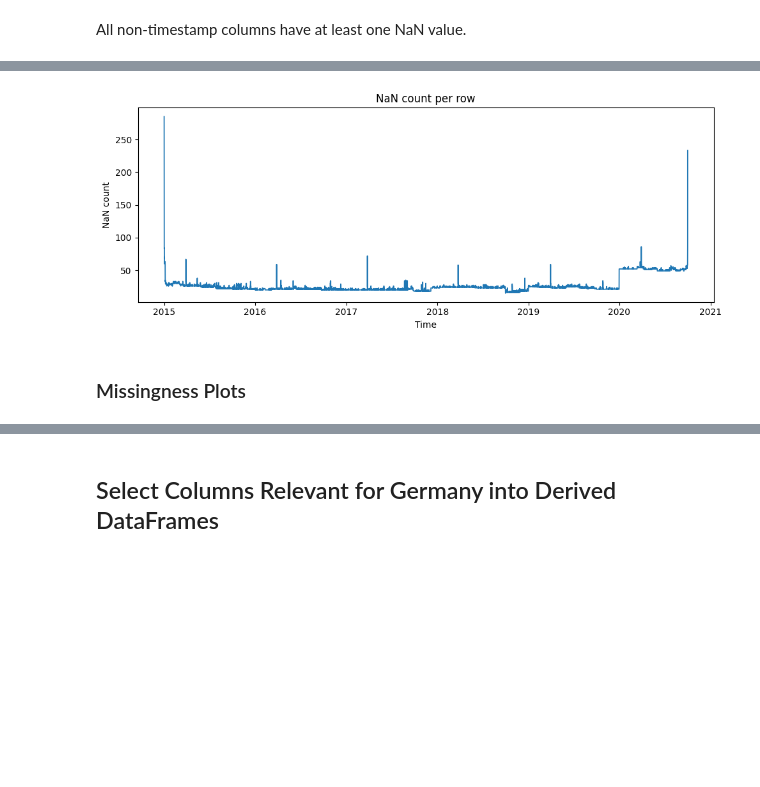
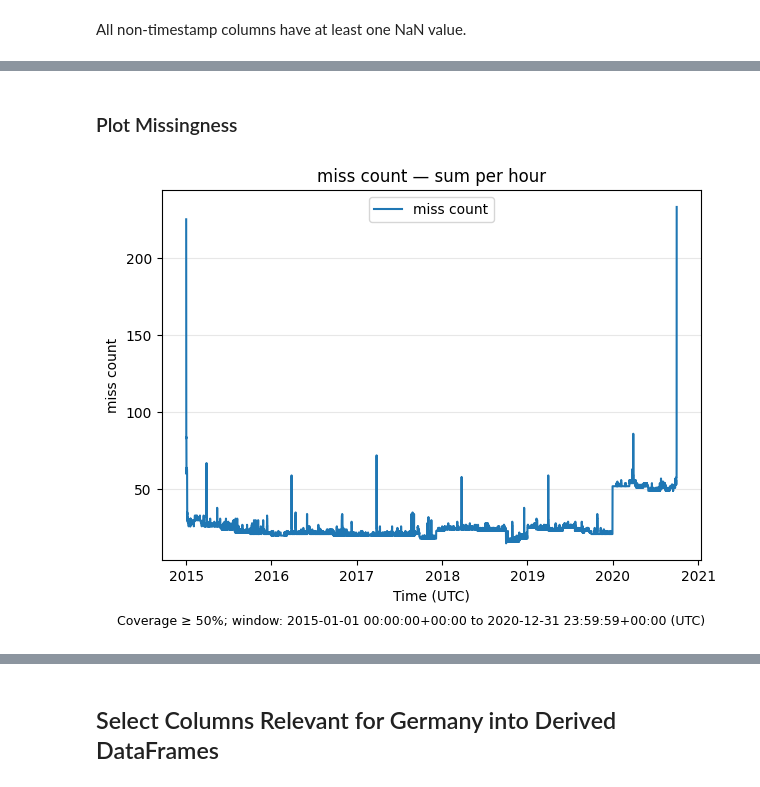
Before and after one commit to F-Skorz/electricity-demand-project, a Jupyter notebook: notebooks/01_OPSD_EDA.ipynb, the cells around one changed output, grey strips where cells are left out. Drawn from its saved outputs; the diff is of its cells as text; code cells hidden in the pictures; blank space fills up the shorter version.

```diff
--- a/notebooks/01_OPSD_EDA.ipynb
+++ b/notebooks/01_OPSD_EDA.ipynb
@@ -274,23 +249,0 @@ The trend during the first two days is a steady, almost monotone decrease. In or
-# %%
-import matplotlib.pyplot as plt
-from pathlib import Path
-import sys, importlib
-
-PROJECT_ROOT = Path.cwd().parent
-if str(PROJECT_ROOT) not in sys.path:
-    sys.path.insert(0, str(PROJECT_ROOT))
-
-from src import eda_utils
-importlib.reload(eda_utils)
-from src import plotting_utils
-importlib.reload(plotting_utils)
-
-
-
-fig, ax = plotting_utils.plot_nan_count(missingness_summary_df, time_col="utc_timestamp", use_existing_col="nan_count", title="NaN count per row")
-
-plt.show()
-# %% [output]
-[figure, removed]
-# %% [markdown]
-<h3> Missingness Plots </h3>
@@ -354,0 +250,17 @@ plt.show()
+# %% [markdown]
+<h3>Plot Missingness </h3>
+# %%
+#with warnings.catch_warnings():
+#    warnings.simplefilter("ignore", FutureWarning)
+fig, ax = plotting_utils.plot_resampled(
+      df=missingness_summary_df,
+      start_date="2015-01-01 00:00",
+          end_date="2020-12-31 23:59:59",
+          column="miss_count",
+          granularity="H",
+          time_col="utc_timestamp",
+          how="sum",
+     coverage_threshold=0.5,
+     title=None)
+# %% [output]
+[figure, added]
```
Also changed, not shown: parts of 27 cells of this notebook, 2 other files.
